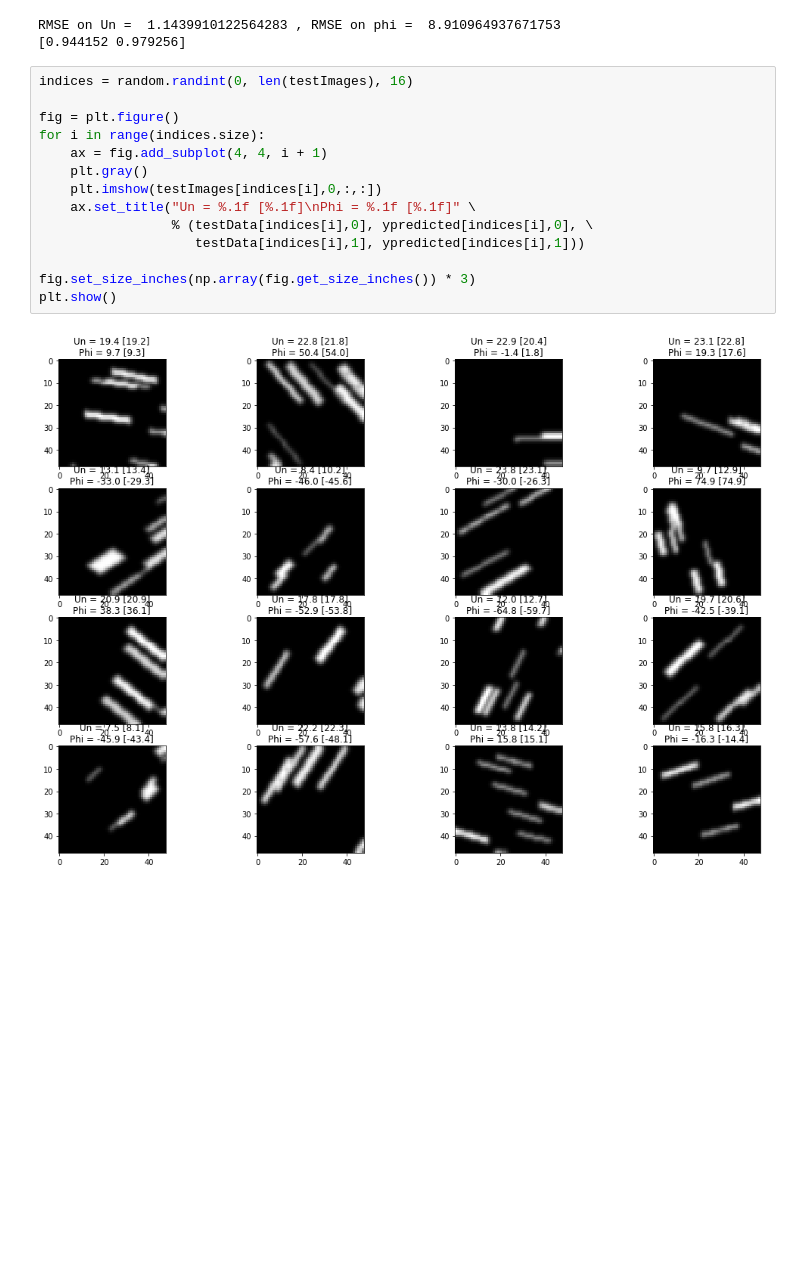
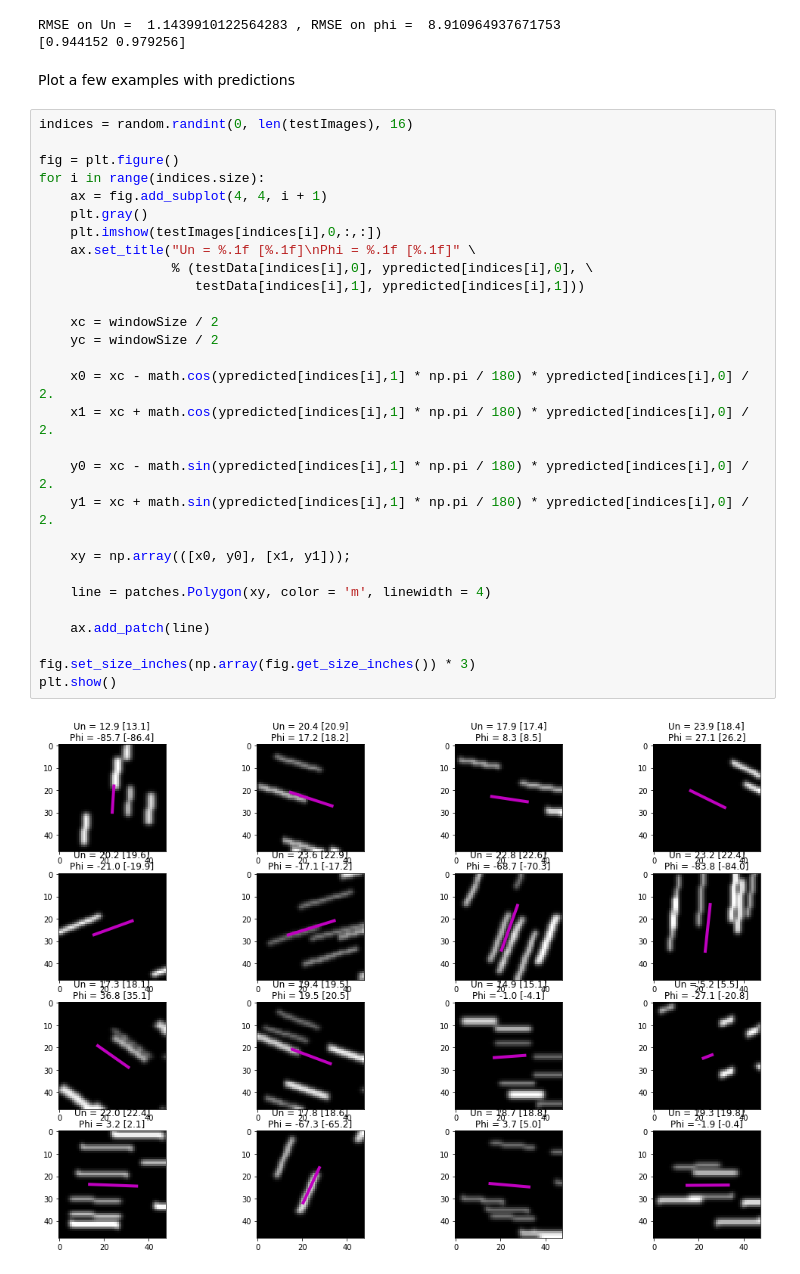
Before and after one commit to agrayver/streakcnn, a Jupyter notebook: test_CNN_pytorch.ipynb, the cells around one changed output. Drawn from its saved outputs; the diff is of its cells as text; blank space fills up the shorter version.

```diff
--- a/test_CNN_pytorch.ipynb
+++ b/test_CNN_pytorch.ipynb
@@ -140,19 +142,36 @@ print(accuracy)
 # %% [output]
 RMSE on Un =  1.1439910122564283 , RMSE on phi =  8.910964937671753
 [0.944152 0.979256]
+# %% [markdown]
+Plot a few examples with predictions
 # %%
 indices = random.randint(0, len(testImages), 16)
 
 fig = plt.figure()
 for i in range(indices.size):
     ax = fig.add_subplot(4, 4, i + 1)
     plt.gray()
     plt.imshow(testImages[indices[i],0,:,:])
     ax.set_title("Un = %.1f [%.1f]\nPhi = %.1f [%.1f]" \
                  % (testData[indices[i],0], ypredicted[indices[i],0], \
                     testData[indices[i],1], ypredicted[indices[i],1]))
 
+    xc = windowSize / 2
+    yc = windowSize / 2
+
+    x0 = xc - math.cos(ypredicted[indices[i],1] * np.pi / 180) * ypredicted[indices[i],0] / 2.
+    x1 = xc + math.cos(ypredicted[indices[i],1] * np.pi / 180) * ypredicted[indices[i],0] / 2.
+
+    y0 = xc - math.sin(ypredicted[indices[i],1] * np.pi / 180) * ypredicted[indices[i],0] / 2.
+    y1 = xc + math.sin(ypredicted[indices[i],1] * np.pi / 180) * ypredicted[indices[i],0] / 2.
+
+    xy = np.array(([x0, y0], [x1, y1]));
+
+    line = patches.Polygon(xy, color = 'm', linewidth = 4)
+
+    ax.add_patch(line)
+
 fig.set_size_inches(np.array(fig.get_size_inches()) * 3)
 plt.show()
 # %% [output]
-[figure, old version]
+[figure, new version]
```
Also changed, not shown: parts of 1 cell of this notebook, 1 other file.
